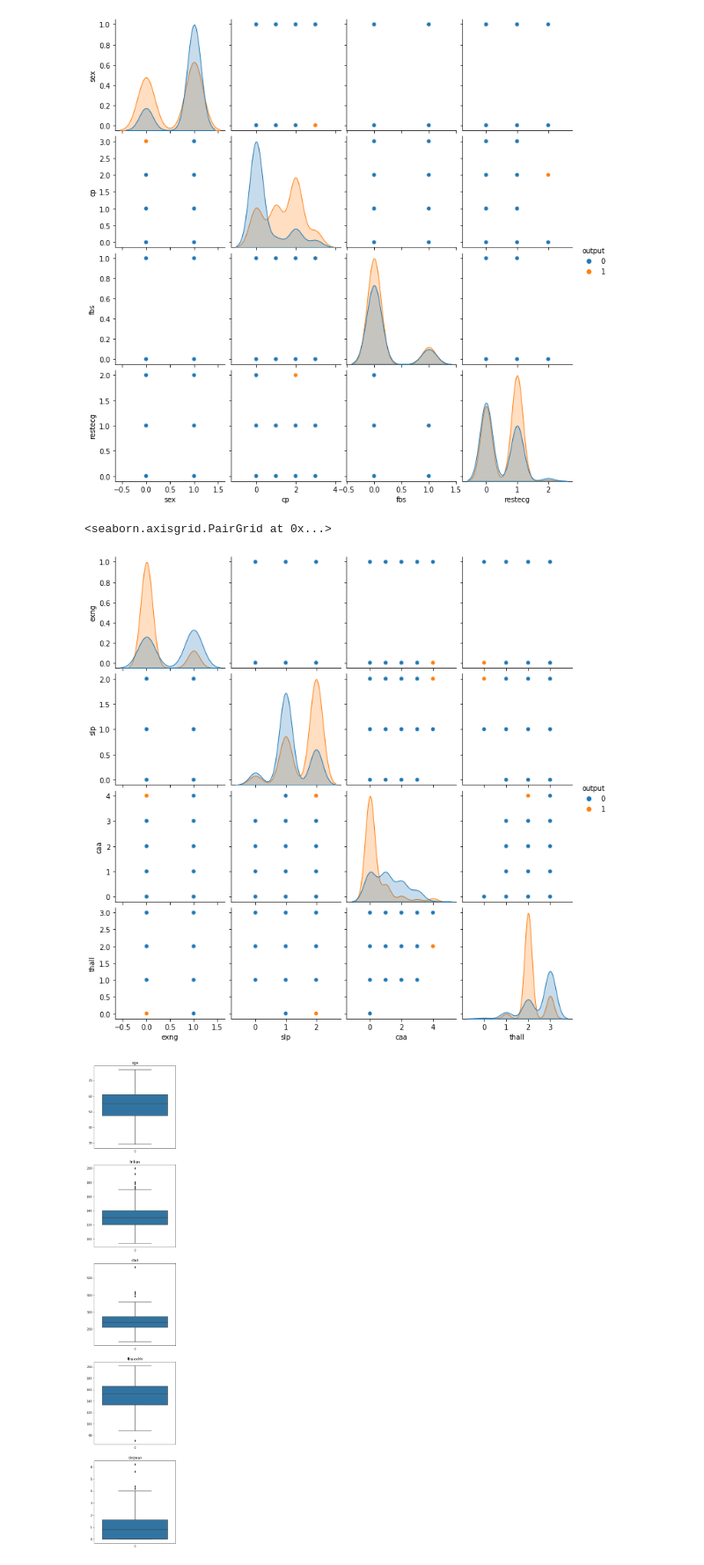
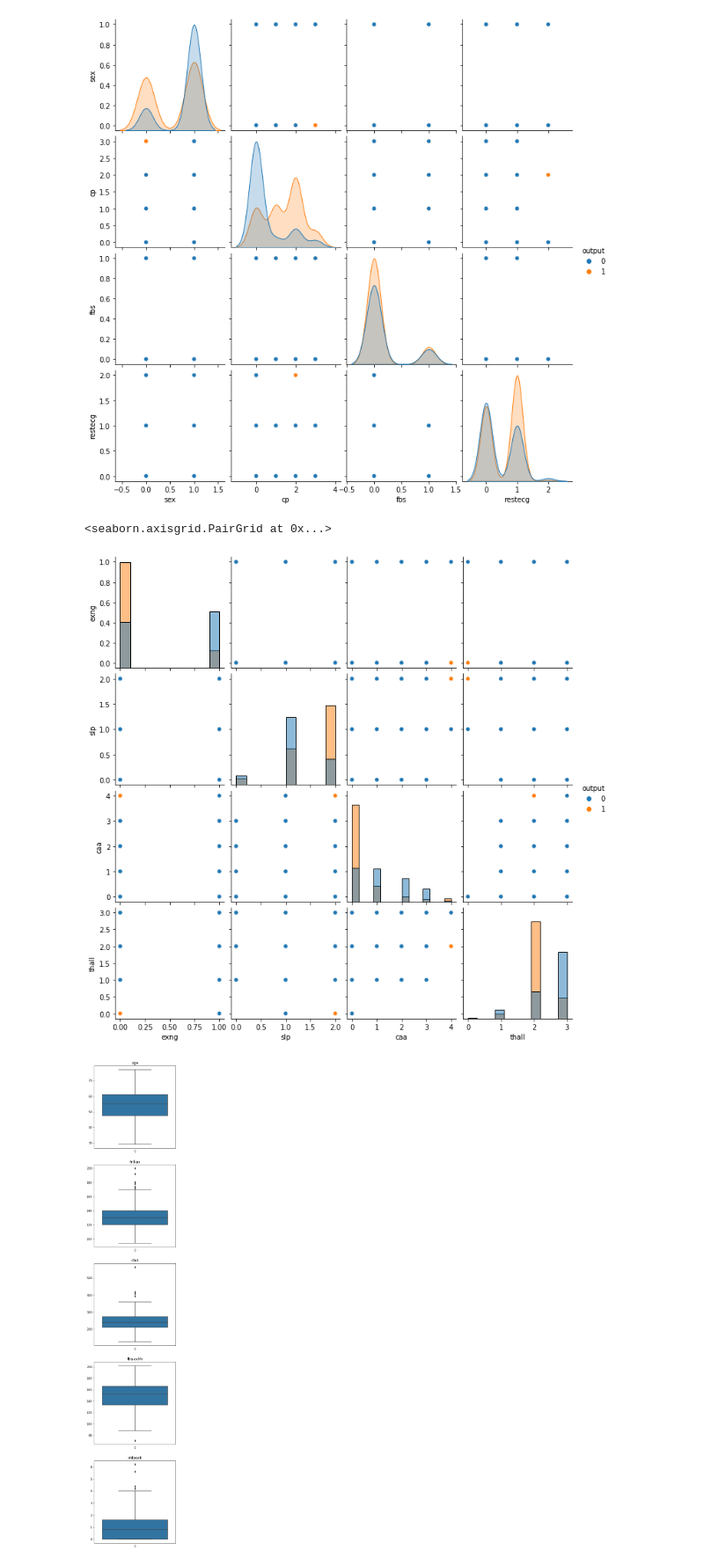
Before and after one commit to tfc1524/Heart, a Jupyter notebook: Heart Attack Project.ipynb, the cells around one changed output. Shown at 88% size. Cells and saved outputs as stored; diff of their text form; code cells hidden in the pictures.

```diff
--- a/Heart Attack Project.ipynb
+++ b/Heart Attack Project.ipynb
@@ -104,10 +104,10 @@ sns.pairplot(df_vis, hue='output')
 # %%
 # 類別型欄位與y視覺化
 df_vis = pd.concat([df[obj_features[4:]], df['output']], axis=1)
-sns.pairplot(df_vis, hue='output')
+sns.pairplot(df_vis, hue='output', diag_kind="hist")
 # %% [output]
 <seaborn.axisgrid.PairGrid at 0x...>
-[figure, old version]
+[figure, new version]
 # %%
 # 透過視覺化整理出較有可能造成結果有差異的feature
 viz_features = ['age', 'thalachh', 'oldpeak', 'sex', 'cp', 'exng', 'caa', 'thall', 'slp']
```
Also changed, not shown: parts of 19 cells of this notebook.
